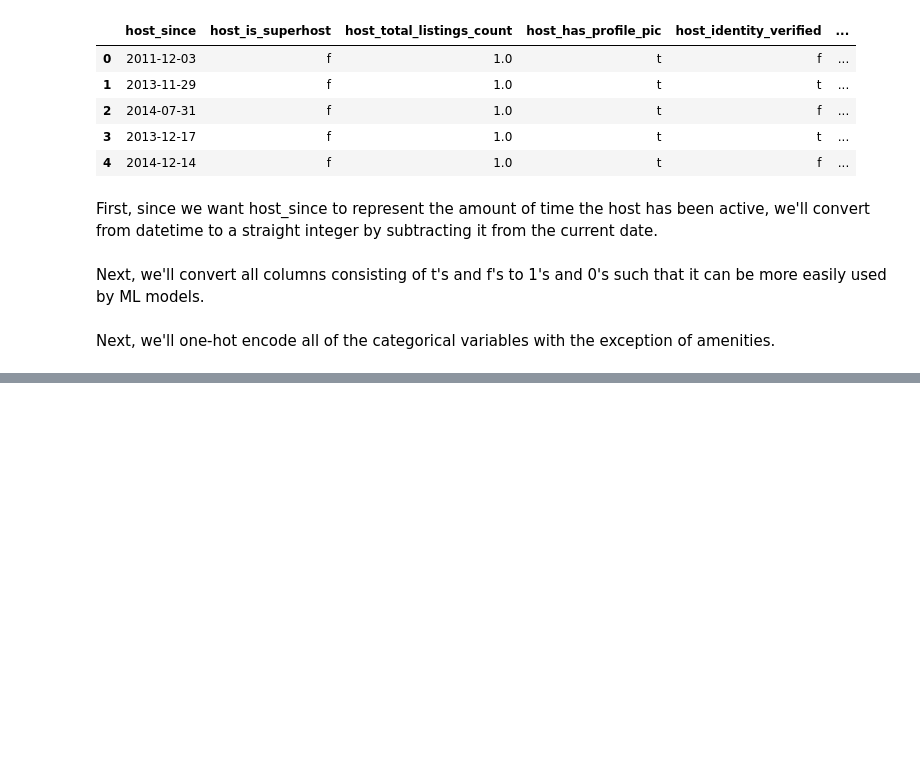
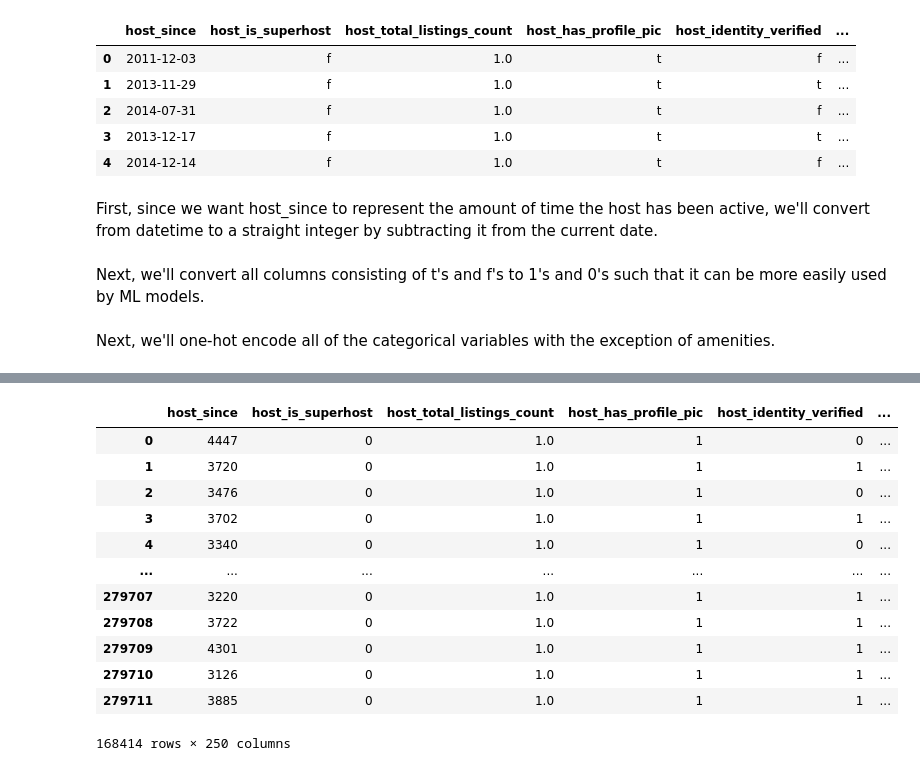
Before and after one commit to BrianMorse12604/151AGroupProject, a Jupyter notebook: project.ipynb, the cells around one changed output, grey strips where cells are left out. Cells and saved outputs as stored; diff of their text form; code cells hidden in the pictures; blank space fills up the shorter version.

Commit message:
Amenities preprocessing progress

```diff
--- a/project.ipynb
+++ b/project.ipynb
@@ -211,0 +214,14 @@ listings_df = pd.get_dummies(listings_df, columns=cat_cols)
+# %%
+amenities = {}
+
+for item in listings_df['amenities']:
+    # Separate all all of the amenities for the row
+    amens = item.strip('[]').split(',')
+    for idx in range(len(amens)):
+        # Increase the count of the amenity in the dictionary
+        amens[idx] = amens[idx].strip(' "')
+        amenities[amens[idx]] = amenities.get(amens[idx],0) + 1
+# Find the top 100 amenities
+result = list(amenities.items())
+result.sort(reverse=True, key=lambda x: x[1])
+result[:100]
@@ -211,0 +246,22 @@ listings_df = pd.get_dummies(listings_df, columns=cat_cols)
+# %%
+# Add them each into the dataframe
+amenities_df = pd.DataFrame()
+for item in result[:100]:
+    amenities_df[item[0]] = listings_df['amenities'].str.contains(item[0]).astype(int)
+listings_df = pd.concat([listings_df,amenities_df],axis=1)
+# %%
+listings_df
+# %% [output]
+|  | host_since | host_is_superhost | host_total_listings_count | host_has_profile_pic | host_identity_verified | ... |
+| 0 | 4447 | 0 | 1.0 | 1 | 0 | ... |
+| 1 | 3720 | 0 | 1.0 | 1 | 1 | ... |
+| 2 | 3476 | 0 | 1.0 | 1 | 0 | ... |
+| 3 | 3702 | 0 | 1.0 | 1 | 1 | ... |
+| 4 | 3340 | 0 | 1.0 | 1 | 0 | ... |
+| ... | ... | ... | ... | ... | ... | ... |
+| 279707 | 3220 | 0 | 1.0 | 1 | 1 | ... |
+| 279708 | 3722 | 0 | 1.0 | 1 | 1 | ... |
+| 279709 | 4301 | 0 | 1.0 | 1 | 1 | ... |
+| 279710 | 3126 | 0 | 1.0 | 1 | 1 | ... |
+| 279711 | 3885 | 0 | 1.0 | 1 | 1 | ... |
+168414 rows × 250 columns
```
Also changed, not shown: parts of 2 cells of this notebook.
